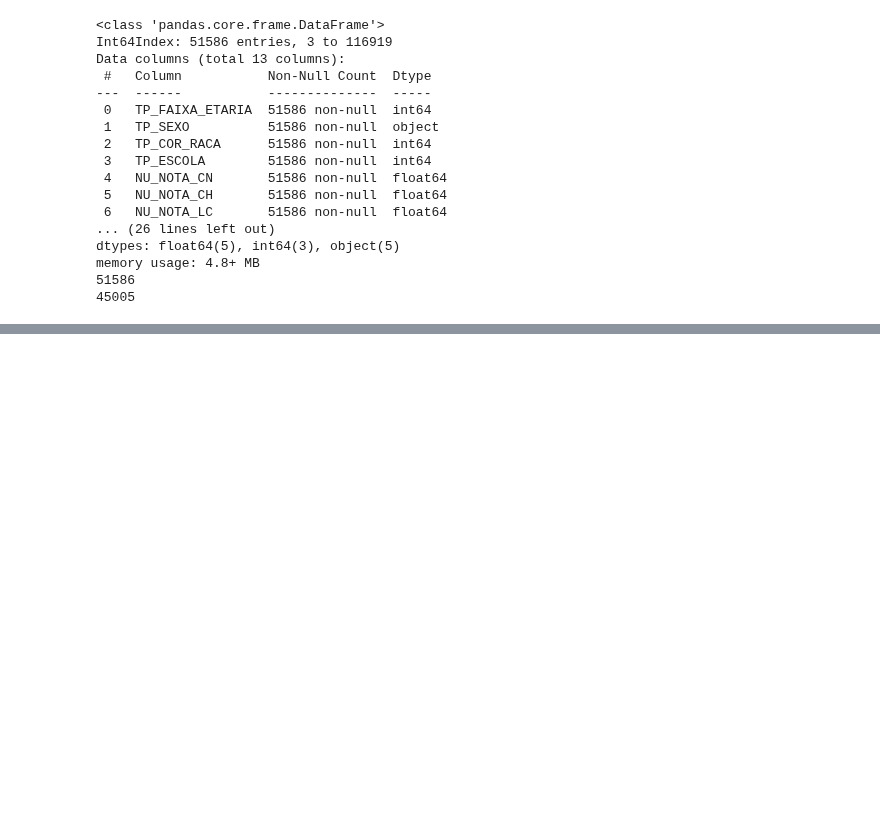
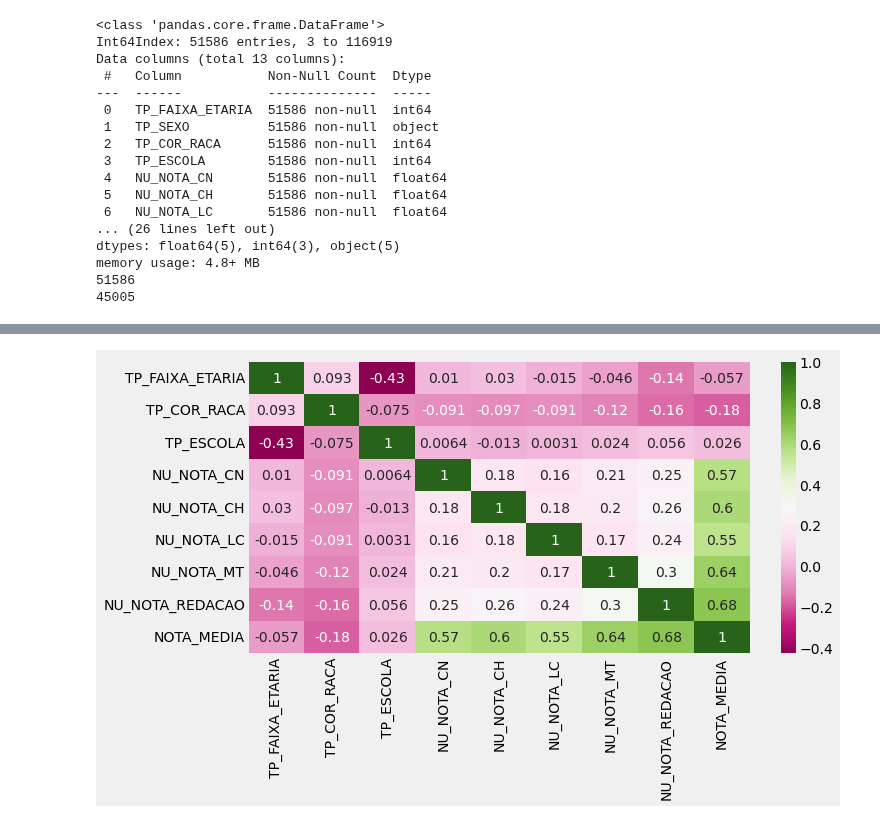
Before and after one commit to kingofrats04/Projeto_IA_DadosEnem, a Jupyter notebook: Cópia_de_Graficos_IA.ipynb, the cells around one changed output, grey strips where cells are left out. Saved outputs shown, nothing was run; the diff lists cells and outputs as text; code cells hidden in the pictures; blank space fills up the shorter version.

```diff
--- a/Cópia_de_Graficos_IA.ipynb
+++ b/Cópia_de_Graficos_IA.ipynb
@@ -1696,0 +1704,7 @@ base2021['NOTA_MEDIA'] = (
+# %%
+# Mapa de correlação das variáveis numéricas
+sns.heatmap(base2021.corr(), annot=True, cmap="PiYG")
+plt.rcParams['figure.figsize'] = [10, 5]
+plt.show()
+# %% [output]
+[figure, added]
```
Also changed, not shown: parts of 3 cells of this notebook.
